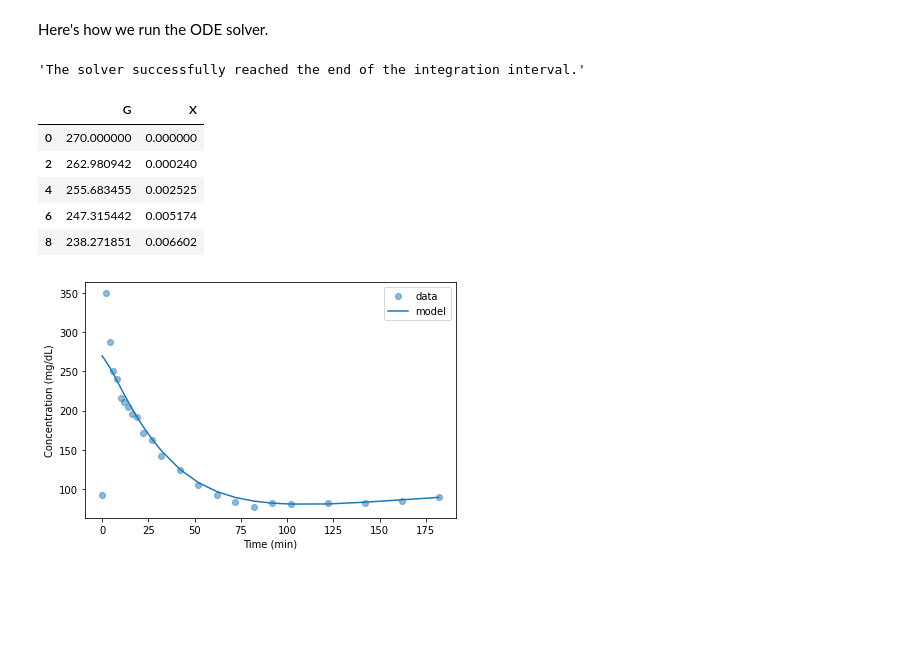
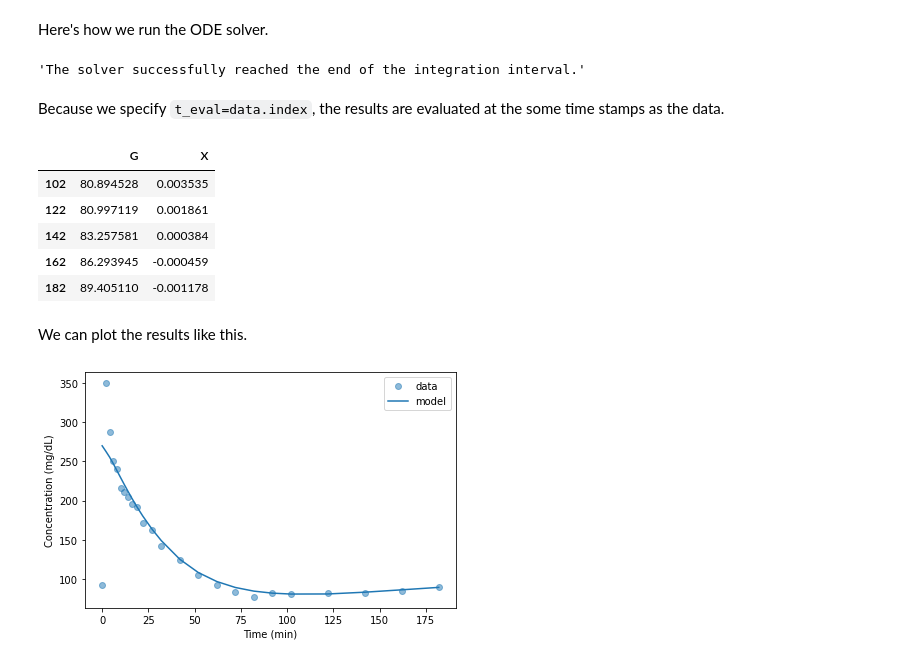
Before and after one commit to AllenDowney/ModSim, a Jupyter notebook: python/soln/examples/glucose_soln.ipynb, the cells around one changed output. Saved outputs shown, nothing was run; the diff lists cells and outputs as text; code cells hidden in the pictures; blank space fills up the shorter version.

```diff
--- a/python/soln/examples/glucose_soln.ipynb
+++ b/python/soln/examples/glucose_soln.ipynb
@@ -54,20 +73,23 @@ system = make_system(params, data)
 Here's how we run the ODE solver.
 # %%
 results, details = run_solve_ivp(system, slope_func,
-                                  t_eval=data.index)
+                                 t_eval=data.index)
+details.message
+# %% [output]
+'The solver successfully reached the end of the integration interval.'
-# %%
-details.message
-# %% [output]
-'The solver successfully reached the end of the integration interval.'
+# %% [markdown]
+Because we specify `t_eval=data.index`, the results are evaluated at the some time stamps as the data.
 # %%
-results.head()
+results.tail()
 # %% [output]
 |  | G | X |
-| 0 | 270.000000 | 0.000000 |
-| 2 | 262.980942 | 0.000240 |
-| 4 | 255.683455 | 0.002525 |
-| 6 | 247.315442 | 0.005174 |
-| 8 | 238.271851 | 0.006602 |
+| 102 | 80.894528 | 0.003535 |
+| 122 | 80.997119 | 0.001861 |
+| 142 | 83.257581 | 0.000384 |
+| 162 | 86.293945 | -0.000459 |
+| 182 | 89.405110 | -0.001178 |
+# %% [markdown]
+We can plot the results like this.
 # %%
 data.glucose.plot(style='o', alpha=0.5, label='data')
 results.G.plot(style='-', color='C0', label='model')
```
Also changed, not shown: parts of 35 cells of this notebook, 2 other files.
